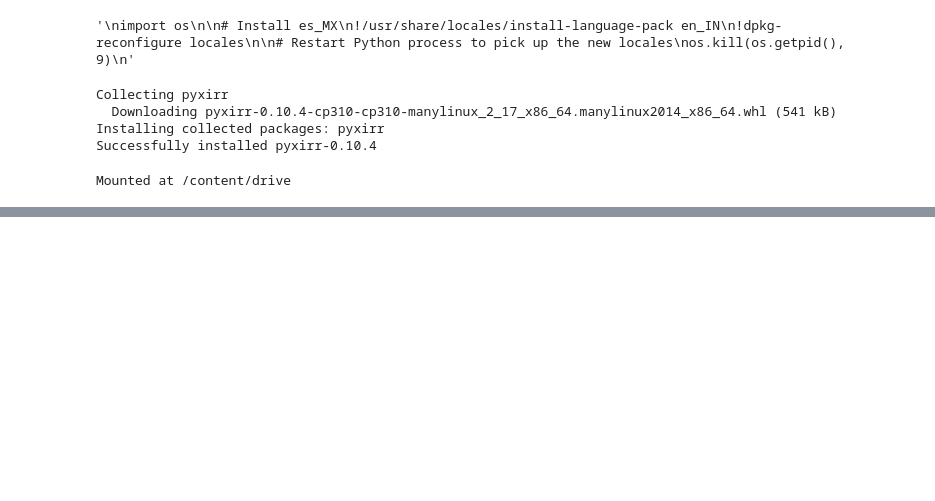
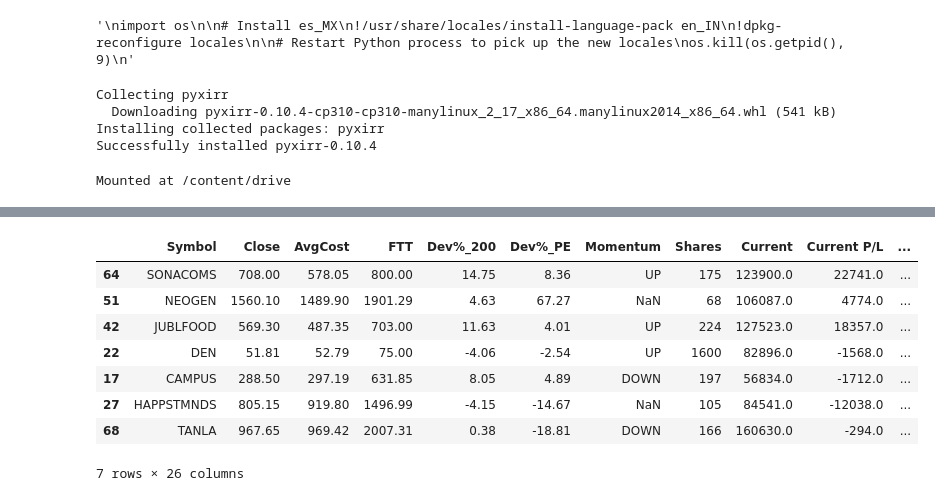
Before and after one commit to ankit-rathi/Quantvesting_v2, a Jupyter notebook: myStocks_Portfolio_Analysis_v2.ipynb, the cells around one changed output, grey strips where cells are left out. Drawn from its saved outputs; the diff is of its cells as text; code cells hidden in the pictures; blank space fills up the shorter version.

```diff
--- a/myStocks_Portfolio_Analysis_v2.ipynb
+++ b/myStocks_Portfolio_Analysis_v2.ipynb
@@ -80 +80,6 @@ Warning: Total number of columns (26) exceeds max_columns (20) limiting to first
 79 rows × 26 columns
+# %%
+# AAR analysis
+tmp_df = df_portfolio_features[(df_portfolio_features['Criteria'] == 'AAR') ]
+data_table.DataTable(tmp_df, include_index=False)
+# %% [output]
@@ -80,0 +87,9 @@ Warning: Total number of columns (26) exceeds max_columns (20) limiting to first
+|  | Symbol | Close | AvgCost | FTT | Dev%_200 | Dev%_PE | Momentum | Shares | Current | Current P/L | ... |
+| 64 | SONACOMS | 708.00 | 578.05 | 800.00 | 14.75 | 8.36 | UP | 175 | 123900.0 | 22741.0 | ... |
+| 51 | NEOGEN | 1560.10 | 1489.90 | 1901.29 | 4.63 | 67.27 | NaN | 68 | 106087.0 | 4774.0 | ... |
+| 42 | JUBLFOOD | 569.30 | 487.35 | 703.00 | 11.63 | 4.01 | UP | 224 | 127523.0 | 18357.0 | ... |
+| 22 | DEN | 51.81 | 52.79 | 75.00 | -4.06 | -2.54 | UP | 1600 | 82896.0 | -1568.0 | ... |
+| 17 | CAMPUS | 288.50 | 297.19 | 631.85 | 8.05 | 4.89 | DOWN | 197 | 56834.0 | -1712.0 | ... |
+| 27 | HAPPSTMNDS | 805.15 | 919.80 | 1496.99 | -4.15 | -14.67 | NaN | 105 | 84541.0 | -12038.0 | ... |
+| 68 | TANLA | 967.65 | 969.42 | 2007.31 | 0.38 | -18.81 | DOWN | 166 | 160630.0 | -294.0 | ... |
+7 rows × 26 columns
```
Also changed, not shown: parts of 4 cells of this notebook.
